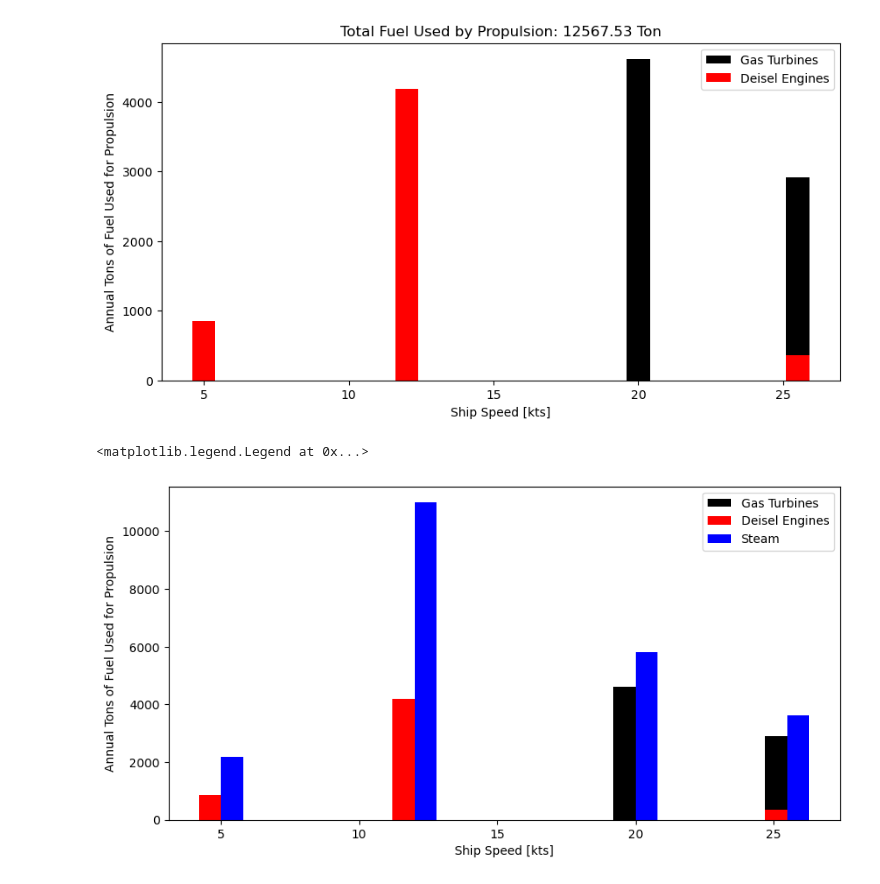
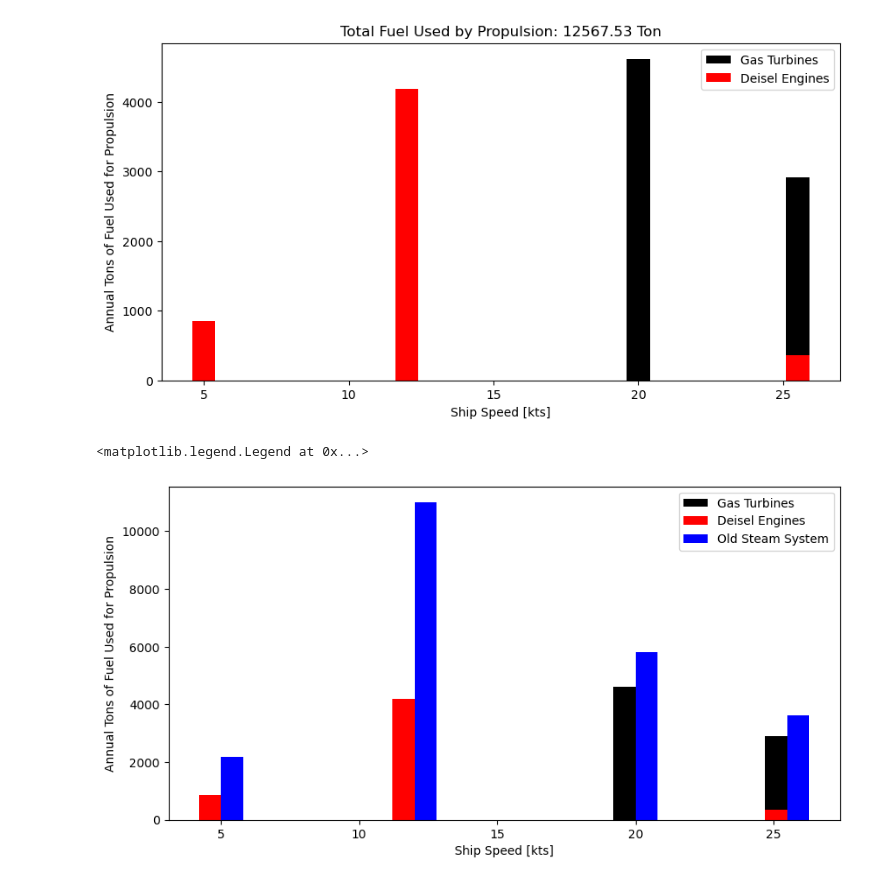
Before and after one commit to vandelij/marine_propulsion, a Jupyter notebook: final_project.ipynb, the cells around one changed output. Cells and saved outputs as stored; diff of their text form; code cells hidden in the pictures.

```diff
--- a/final_project.ipynb
+++ b/final_project.ipynb
@@ -481,14 +481,14 @@ plt.legend()
 # %%
 # compare fuel used
 width = .8
 # plot the solution
 plt.figure(figsize=(10,5))
 plt.bar(speeds-width/2, (m_war_annual+m_titan_annual)/1000, color='black', label='Gas Turbines', width=width)
 plt.bar(speeds-width/2, m_war_annual/1000, color='red', label='Deisel Engines', width=width)
-plt.bar(speeds+width/2, m_steam_annual/1000, color='blue', label='Steam')
+plt.bar(speeds+width/2, m_steam_annual/1000, color='blue', label='Old Steam System')
 plt.xlabel('Ship Speed [kts]')
 plt.ylabel('Annual Tons of Fuel Used for Propulsion')
 plt.legend()
 # %% [output]
 <matplotlib.legend.Legend at 0x...>
-[figure, old version]
+[figure, new version]
```
